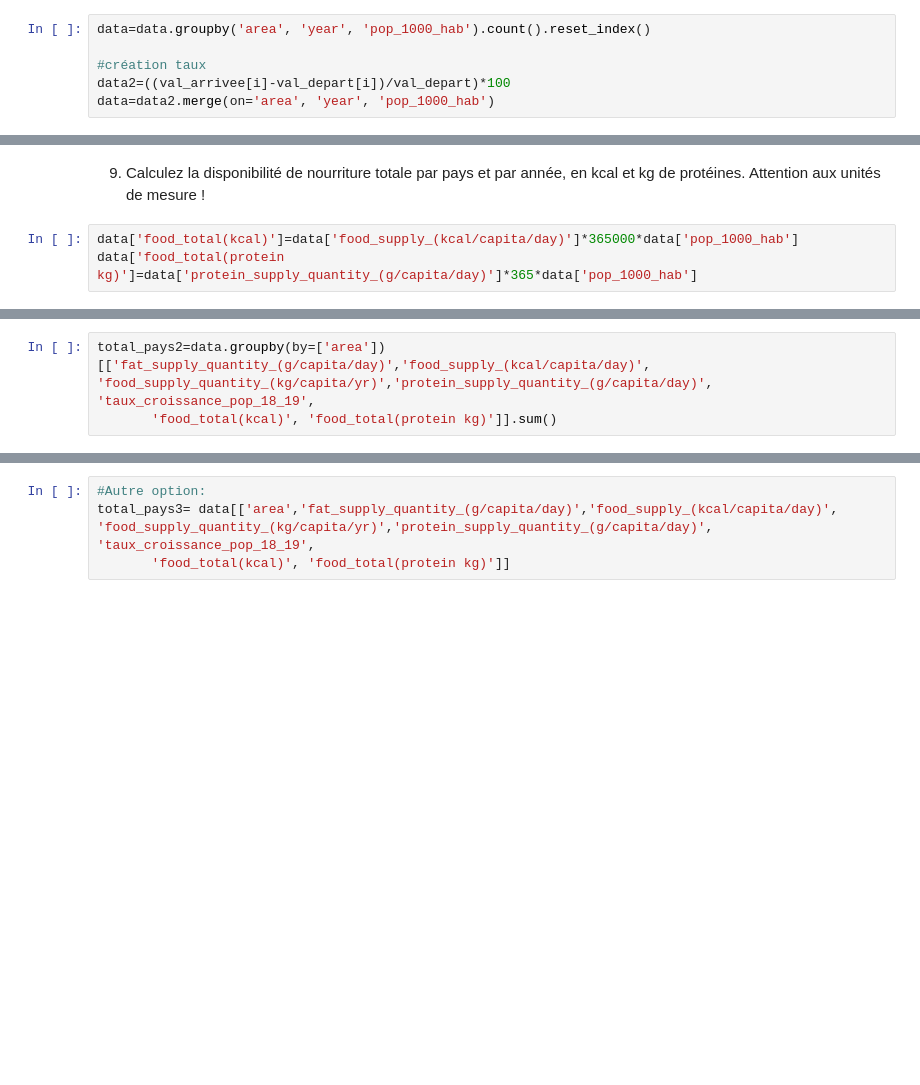
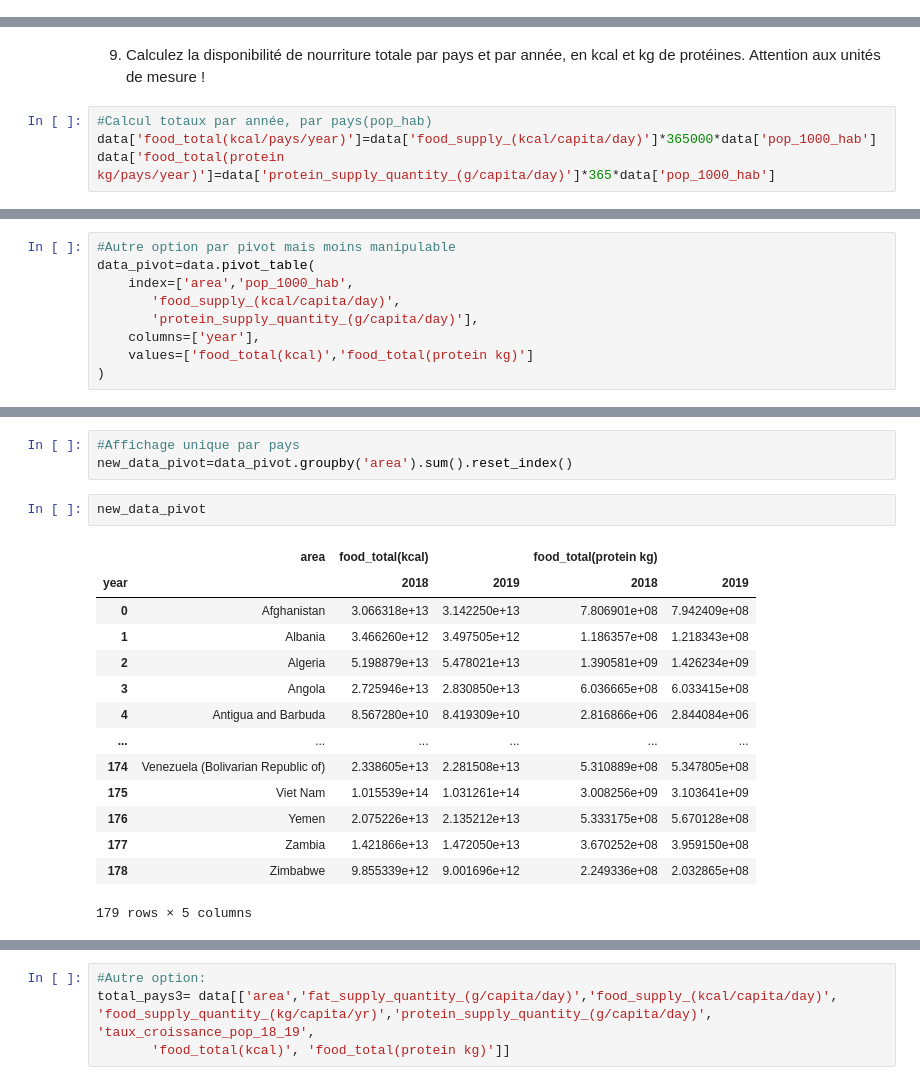
Before and after one commit to NinaNusb/FAOSTAT, a Jupyter notebook: df_list/FAOSTAT.ipynb, the cells around one changed output, grey strips where cells are left out. Drawn from its saved outputs; the diff is of its cells as text; blank space fills up the shorter version.

Commit message:
Calcul totaux par année, par pays(pop_hab)

```diff
--- a/df_list/FAOSTAT.ipynb
+++ b/df_list/FAOSTAT.ipynb
@@ -834,6 +791,0 @@ val_arrivee=data.loc[is2019]['pop_1000_hab']
-# %%
-data=data.groupby('area', 'year', 'pop_1000_hab').count().reset_index()
-
-#création taux
-data2=((val_arrivee[i]-val_depart[i])/val_depart)*100
-data=data2.merge(on='area', 'year', 'pop_1000_hab')
@@ -868,5 +820,6 @@ KeyError: 0
 # %% [markdown]
 9) Calculez la disponibilité de nourriture totale par pays et par année, en kcal et kg de protéines. Attention aux unités de mesure !
 # %%
-data['food_total(kcal)']=data['food_supply_(kcal/capita/day)']*365000*data['pop_1000_hab']
-data['food_total(protein kg)']=data['protein_supply_quantity_(g/capita/day)']*365*data['pop_1000_hab']
+#Calcul totaux par année, par pays(pop_hab)
+data['food_total(kcal/pays/year)']=data['food_supply_(kcal/capita/day)']*365000*data['pop_1000_hab']
+data['food_total(protein kg/pays/year)']=data['protein_supply_quantity_(g/capita/day)']*365*data['pop_1000_hab']
@@ -882,3 +844,9 @@ Index(['code_country', 'zone', 'area_code_(fao)', 'area', 'year',
 # %%
-total_pays2=data.groupby(by=['area'])[['fat_supply_quantity_(g/capita/day)','food_supply_(kcal/capita/day)', 'food_supply_quantity_(kg/capita/yr)','protein_supply_quantity_(g/capita/day)', 'taux_croissance_pop_18_19',
-       'food_total(kcal)', 'food_total(protein kg)']].sum()
+#Autre option par pivot mais moins manipulable
+data_pivot=data.pivot_table(
+    index=['area','pop_1000_hab',
+       'food_supply_(kcal/capita/day)',
+       'protein_supply_quantity_(g/capita/day)'],
+    columns=['year'],
+    values=['food_total(kcal)','food_total(protein kg)']
+)
@@ -901,0 +853,20 @@ display(total_pays2)
+# %%
+#Affichage unique par pays
+new_data_pivot=data_pivot.groupby('area').sum().reset_index()
+# %%
+new_data_pivot
+# %% [output]
+|  | area | food_total(kcal) |  | food_total(protein kg) |  |
+| year |  | 2018 | 2019 | 2018 | 2019 |
+| 0 | Afghanistan | 3.066318e+13 | 3.142250e+13 | 7.806901e+08 | 7.942409e+08 |
+| 1 | Albania | 3.466260e+12 | 3.497505e+12 | 1.186357e+08 | 1.218343e+08 |
+| 2 | Algeria | 5.198879e+13 | 5.478021e+13 | 1.390581e+09 | 1.426234e+09 |
+| 3 | Angola | 2.725946e+13 | 2.830850e+13 | 6.036665e+08 | 6.033415e+08 |
+| 4 | Antigua and Barbuda | 8.567280e+10 | 8.419309e+10 | 2.816866e+06 | 2.844084e+06 |
+| ... | ... | ... | ... | ... | ... |
+| 174 | Venezuela (Bolivarian Republic of) | 2.338605e+13 | 2.281508e+13 | 5.310889e+08 | 5.347805e+08 |
+| 175 | Viet Nam | 1.015539e+14 | 1.031261e+14 | 3.008256e+09 | 3.103641e+09 |
+| 176 | Yemen | 2.075226e+13 | 2.135212e+13 | 5.333175e+08 | 5.670128e+08 |
+| 177 | Zambia | 1.421866e+13 | 1.472050e+13 | 3.670252e+08 | 3.959150e+08 |
+| 178 | Zimbabwe | 9.855339e+12 | 9.001696e+12 | 2.249336e+08 | 2.032865e+08 |
+179 rows × 5 columns
```
Also changed, not shown: parts of 28 cells of this notebook.
